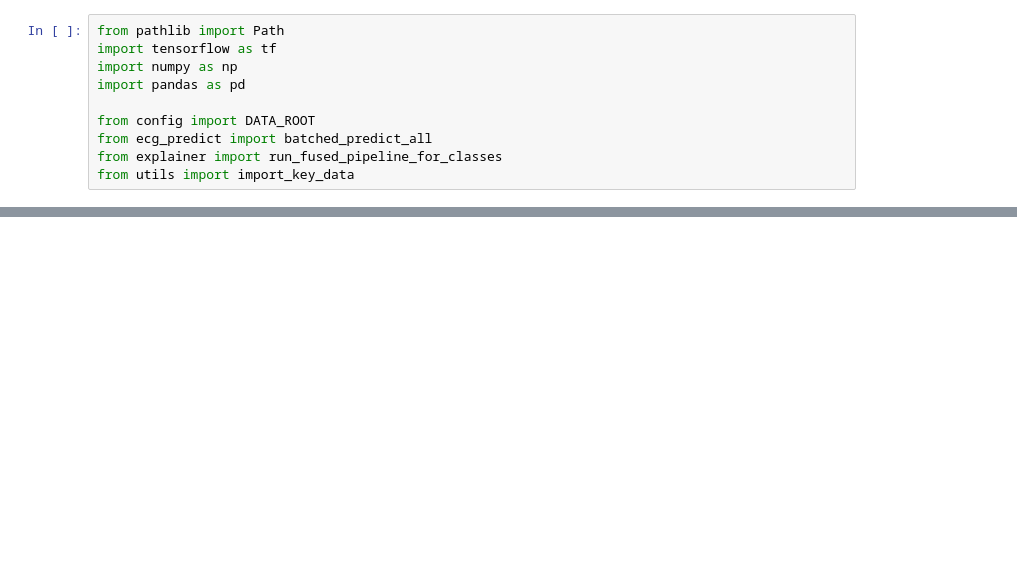
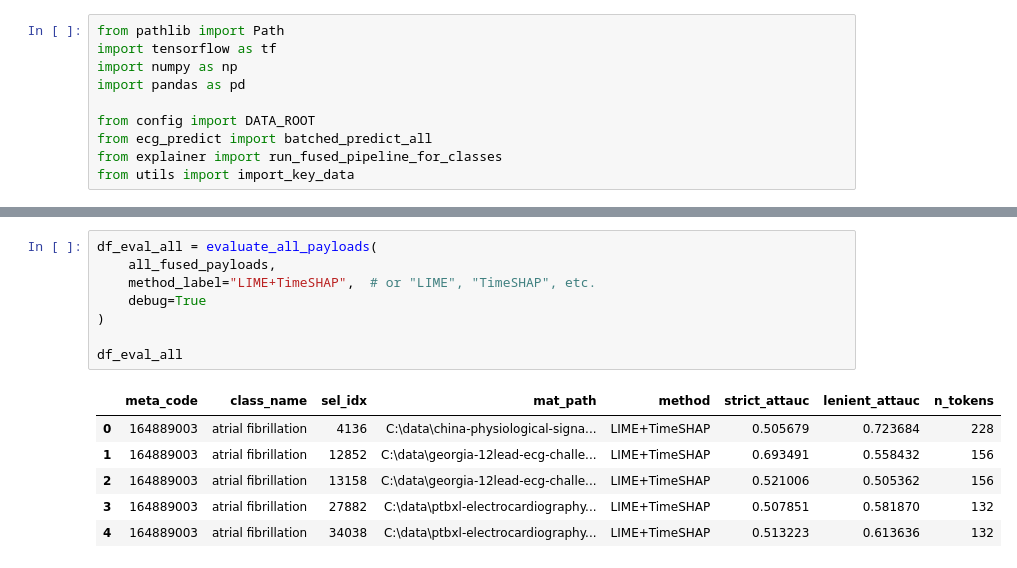
Before and after one commit to nareshwar/ecg-xai, a Jupyter notebook: notebook/ecg-xai.ipynb, the cells around one changed output, grey strips where cells are left out. Cells and saved outputs as stored; diff of their text form; blank space fills up the shorter version.

Commit message:
eval started/improvement on AF

```diff
--- a/notebook/ecg-xai.ipynb
+++ b/notebook/ecg-xai.ipynb
@@ -45,0 +145,15 @@ all_fused_payloads, df_lime_all, df_ts_all = run_fused_pipeline_for_classes(
+# %%
+df_eval_all = evaluate_all_payloads(
+    all_fused_payloads,
+    method_label="LIME+TimeSHAP",  # or "LIME", "TimeSHAP", etc.
+    debug=True
+)
+
+df_eval_all
+# %% [output]
+|  | meta_code | class_name | sel_idx | mat_path | method | strict_attauc | lenient_attauc | n_tokens |
+| 0 | 164889003 | atrial fibrillation | 4136 | C:\data\china-physiological-signa... | LIME+TimeSHAP | 0.505679 | 0.723684 | 228 |
+| 1 | 164889003 | atrial fibrillation | 12852 | C:\data\georgia-12lead-ecg-challe... | LIME+TimeSHAP | 0.693491 | 0.558432 | 156 |
+| 2 | 164889003 | atrial fibrillation | 13158 | C:\data\georgia-12lead-ecg-challe... | LIME+TimeSHAP | 0.521006 | 0.505362 | 156 |
+| 3 | 164889003 | atrial fibrillation | 27882 | C:\data\ptbxl-electrocardiography... | LIME+TimeSHAP | 0.507851 | 0.581870 | 132 |
+| 4 | 164889003 | atrial fibrillation | 34038 | C:\data\ptbxl-electrocardiography... | LIME+TimeSHAP | 0.513223 | 0.613636 | 132 |
```
Also changed, not shown: parts of 8 cells of this notebook, 7 other files.
